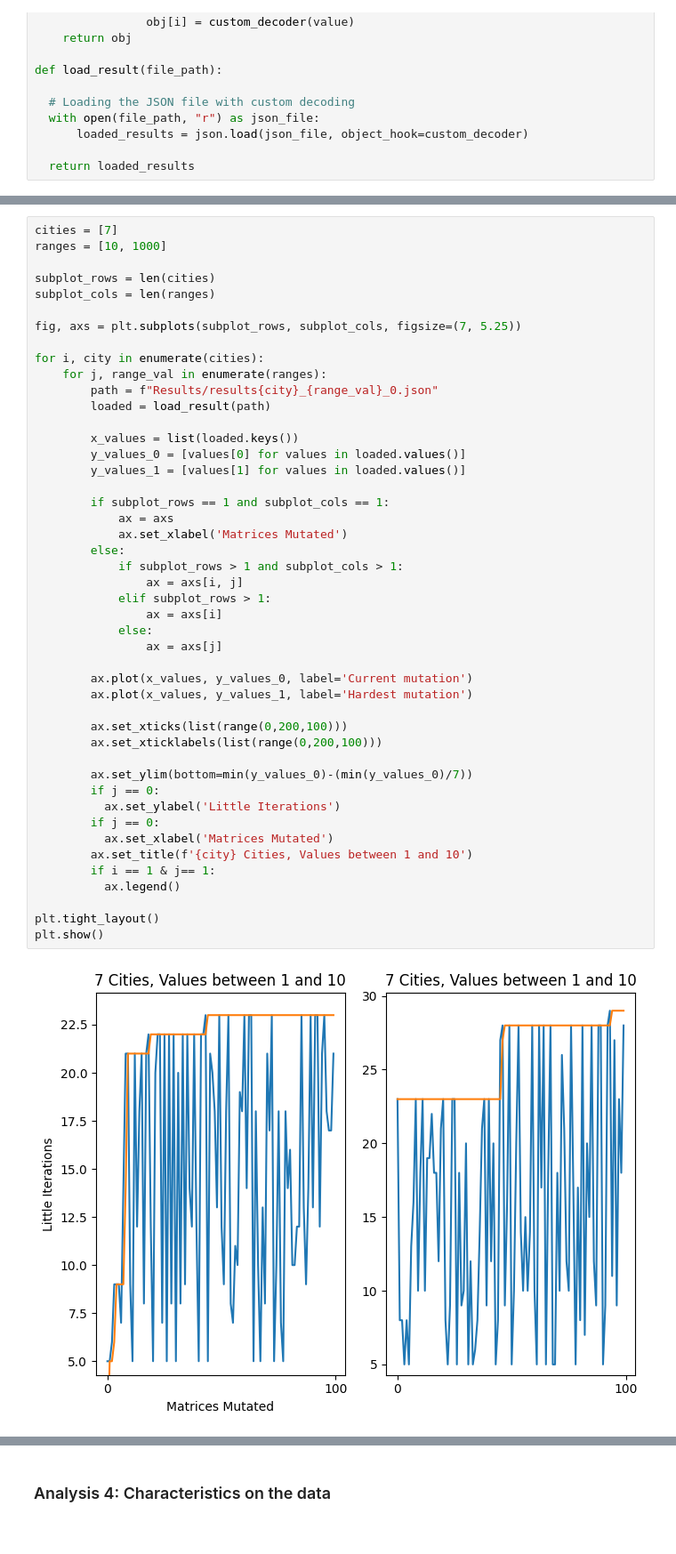
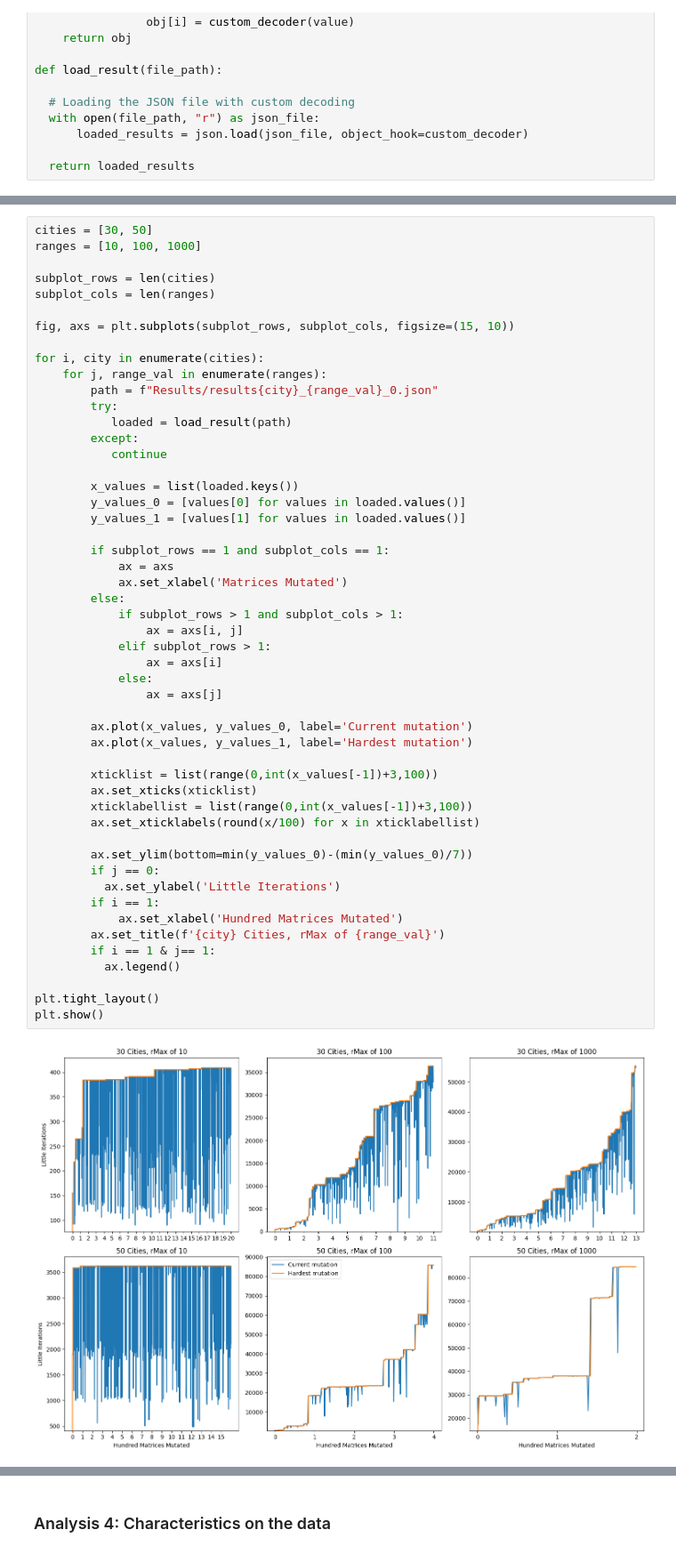
Before and after one commit to WouterKnibbe/ATSP_hillForHard, a Jupyter notebook: Quick Plotting.ipynb, the cells around one changed output, grey strips where cells are left out. Shown at 89% size. Drawn from its saved outputs; the diff is of its cells as text.

```diff
--- a/Quick Plotting.ipynb
+++ b/Quick Plotting.ipynb
@@ -65,48 +140,53 @@ def load_result(file_path):
 # %%
-cities = [7]
-ranges = [10, 1000]
+cities = [30, 50]
+ranges = [10, 100, 1000]
 
 subplot_rows = len(cities)
 subplot_cols = len(ranges)
 
-fig, axs = plt.subplots(subplot_rows, subplot_cols, figsize=(7, 5.25))
+fig, axs = plt.subplots(subplot_rows, subplot_cols, figsize=(15, 10))
 
 for i, city in enumerate(cities):
     for j, range_val in enumerate(ranges):
         path = f"Results/results{city}_{range_val}_0.json"
-        loaded = load_result(path)
+        try:
+           loaded = load_result(path)
+        except:
+           continue
 
         x_values = list(loaded.keys())
         y_values_0 = [values[0] for values in loaded.values()]
         y_values_1 = [values[1] for values in loaded.values()]
 
         if subplot_rows == 1 and subplot_cols == 1:
             ax = axs
             ax.set_xlabel('Matrices Mutated')
         else:
             if subplot_rows > 1 and subplot_cols > 1:
                 ax = axs[i, j]
             elif subplot_rows > 1:
                 ax = axs[i]
             else:
                 ax = axs[j]
 
         ax.plot(x_values, y_values_0, label='Current mutation')
         ax.plot(x_values, y_values_1, label='Hardest mutation')
 
-        ax.set_xticks(list(range(0,200,100)))
-        ax.set_xticklabels(list(range(0,200,100)))
+        xticklist = list(range(0,int(x_values[-1])+3,100))
+        ax.set_xticks(xticklist)
+        xticklabellist = list(range(0,int(x_values[-1])+3,100))
+        ax.set_xticklabels(round(x/100) for x in xticklabellist)
 
         ax.set_ylim(bottom=min(y_values_0)-(min(y_values_0)/7))
         if j == 0:
           ax.set_ylabel('Little Iterations')
-        if j == 0:
-          ax.set_xlabel('Matrices Mutated')
-        ax.set_title(f'{city} Cities, Values between 1 and 10')
+        if i == 1:
+            ax.set_xlabel('Hundred Matrices Mutated')
+        ax.set_title(f'{city} Cities, rMax of {range_val}')
         if i == 1 & j== 1:
           ax.legend()
 
 plt.tight_layout()
 plt.show()
 # %% [output]
-[figure, old version]
+[figure, new version]
```
Also changed, not shown: parts of 4 cells of this notebook, 40 other files.
